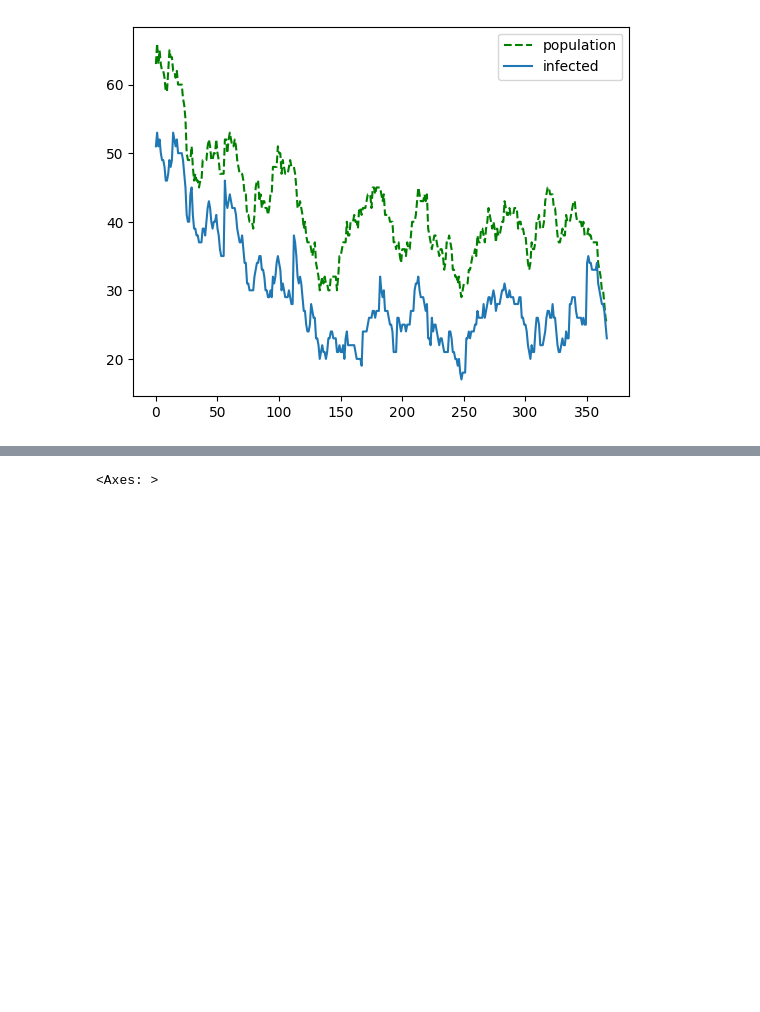
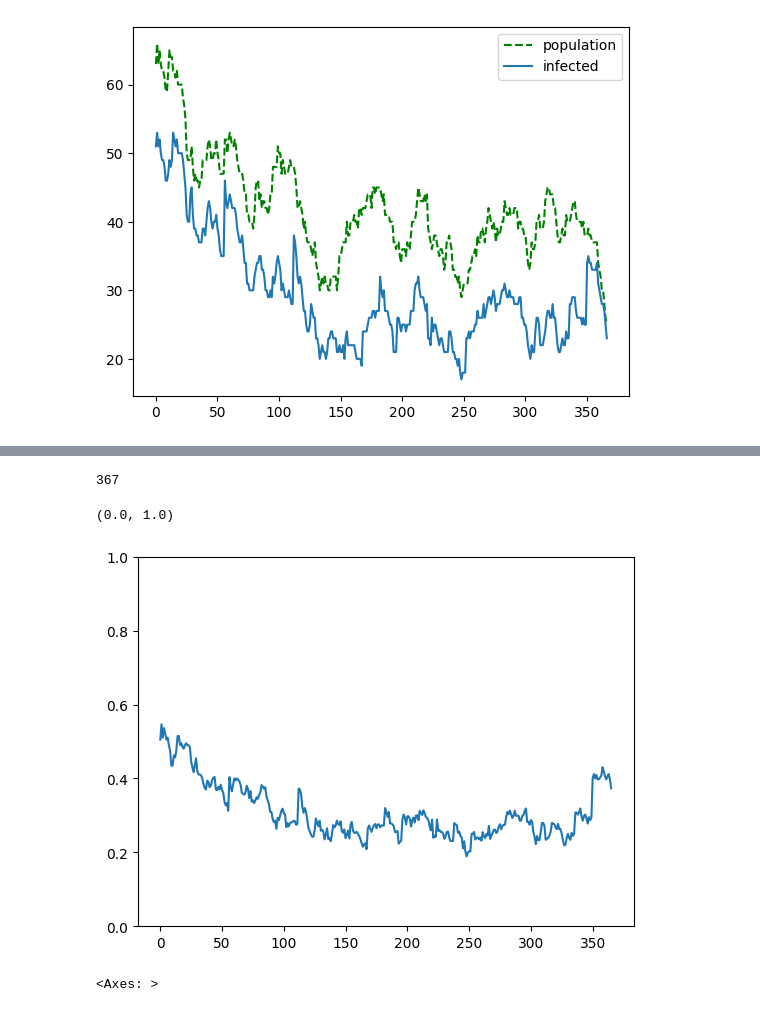
Before and after one commit to epibayes/np-epid, a Jupyter notebook: notebooks/crkp_preprocess.ipynb, the cells around one changed output, grey strips where cells are left out. Cells and saved outputs as stored; diff of their text form; code cells hidden in the pictures; blank space fills up the shorter version.

```diff
--- a/notebooks/crkp_preprocess.ipynb
+++ b/notebooks/crkp_preprocess.ipynb
@@ -73,3 +110,13 @@ plt.show()
+# %%
+len(infections_cleaned.sum(0))
+# %% [output]
+367
+# %%
+sns.lineplot(infections_cleaned.sum(0)[:-1] / pop)
+plt.ylim(bottom=0, top=1)
+# %% [output]
+(0.0, 1.0)
+[figure, added]
 # %%
 sns.lineplot(infections_cleaned.sum(0) / ftrace.sum(0))
 # %% [output]
```
Also changed, not shown: parts of 2 cells of this notebook, 5 other files.
